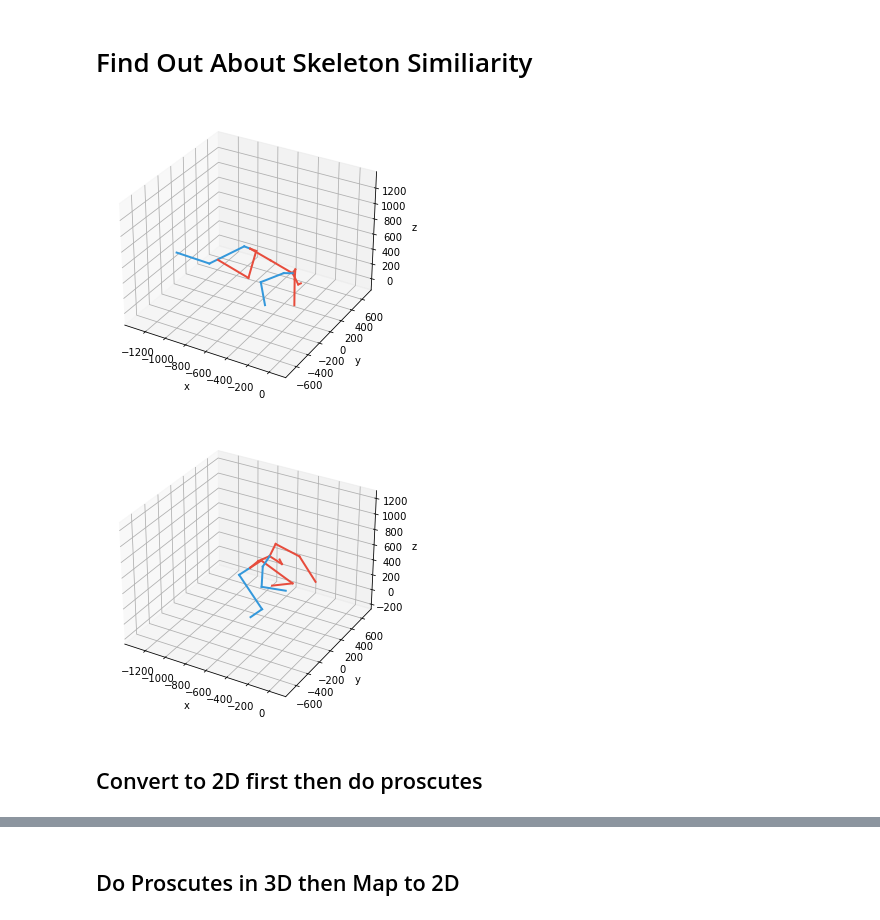
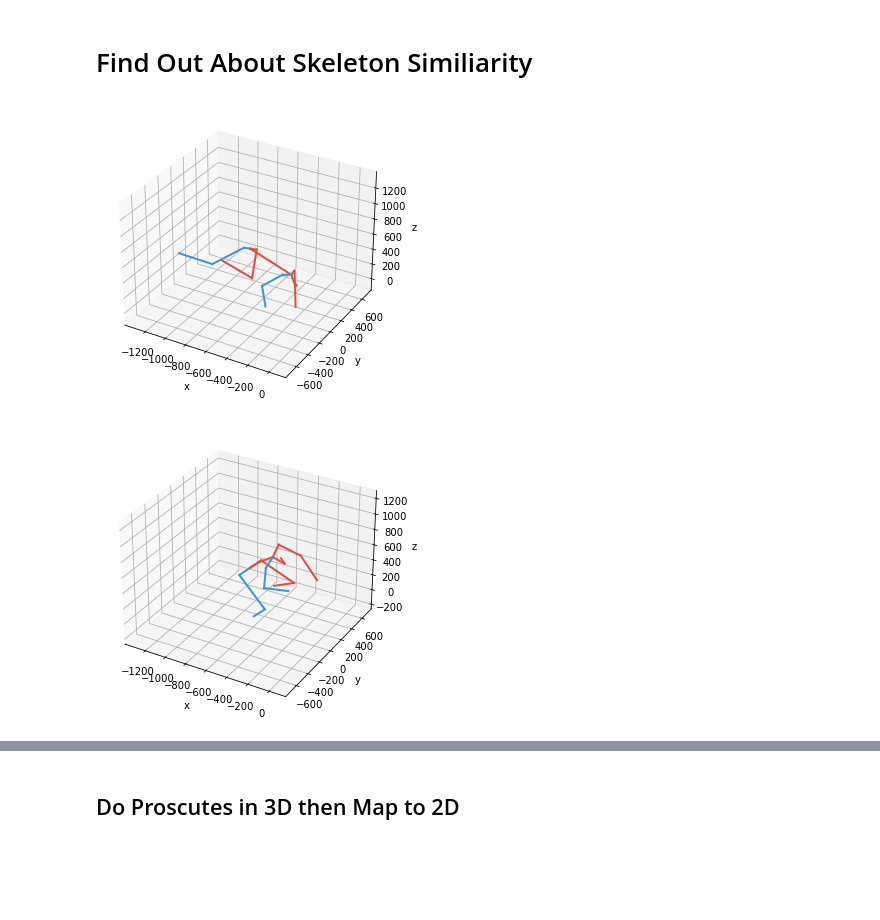
Before and after one commit to alexivaner/3d_pose_baseline_pytorch_Alpha_Pose, a Jupyter notebook: src/Map Alpha Pose to Human3.6M.ipynb, the cells around one changed output, grey strips where cells are left out. Cells and saved outputs as stored; diff of their text form; code cells hidden in the pictures; blank space fills up the shorter version.

```diff
--- a/src/Map Alpha Pose to Human3.6M.ipynb
+++ b/src/Map Alpha Pose to Human3.6M.ipynb
@@ -1985,12 +1927,10 @@ with open('../inference_result_npy/AlphaPose_FallingDown_01_Angle 1.npy', 'rb')
 with open('../inference_result_npy/AlphaPose_FallingDown_01_Angle 2.npy', 'rb') as f:
     angle2 = np.load(f)
 # %%
-visualize_3D(angle1[100])
+visualize_3D(angle1[10])
 # %% [output]
-[figure, old version]
+[figure, new version]
 # %%
-visualize_3D(angle2[100])
+visualize_3D(angle2[10])
 # %% [output]
-[figure, old version]
+[figure, new version]
-# %% [markdown]
-## Convert to 2D first then do proscutes
```
Also changed, not shown: parts of 110 cells of this notebook.
